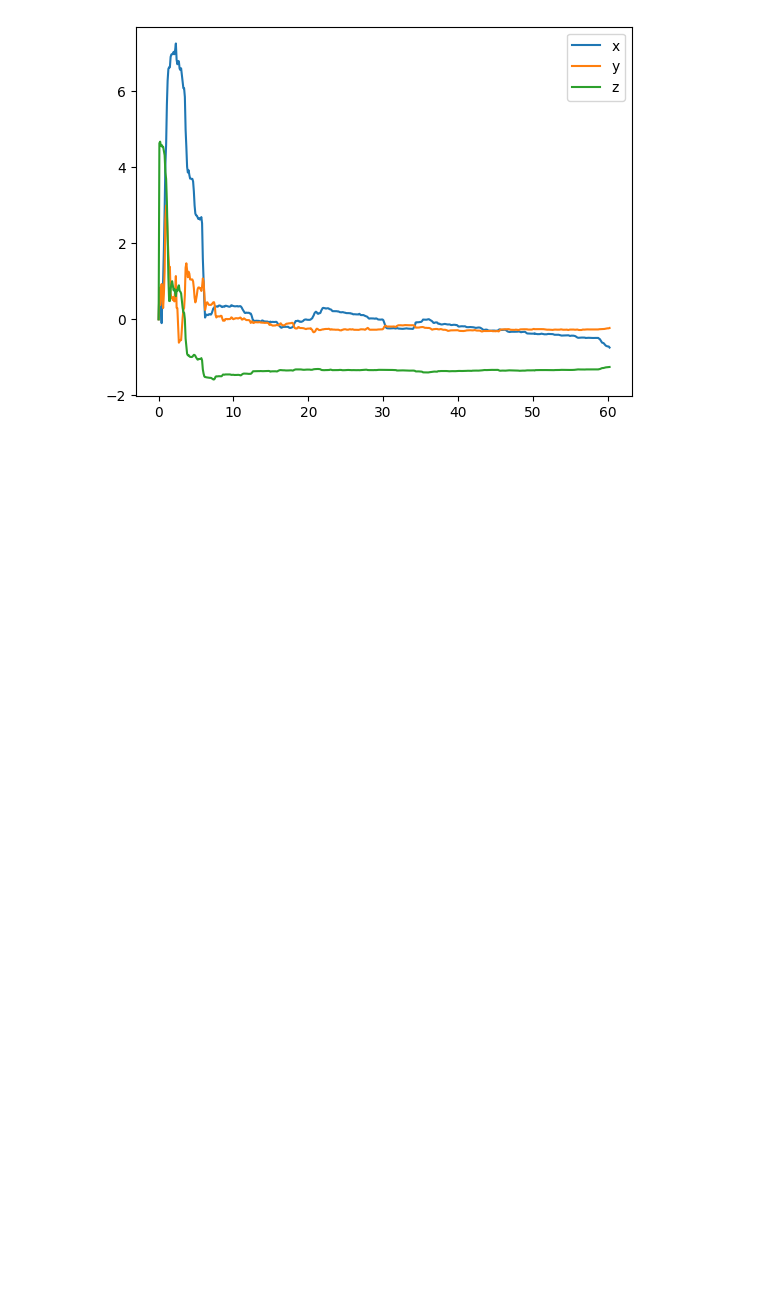
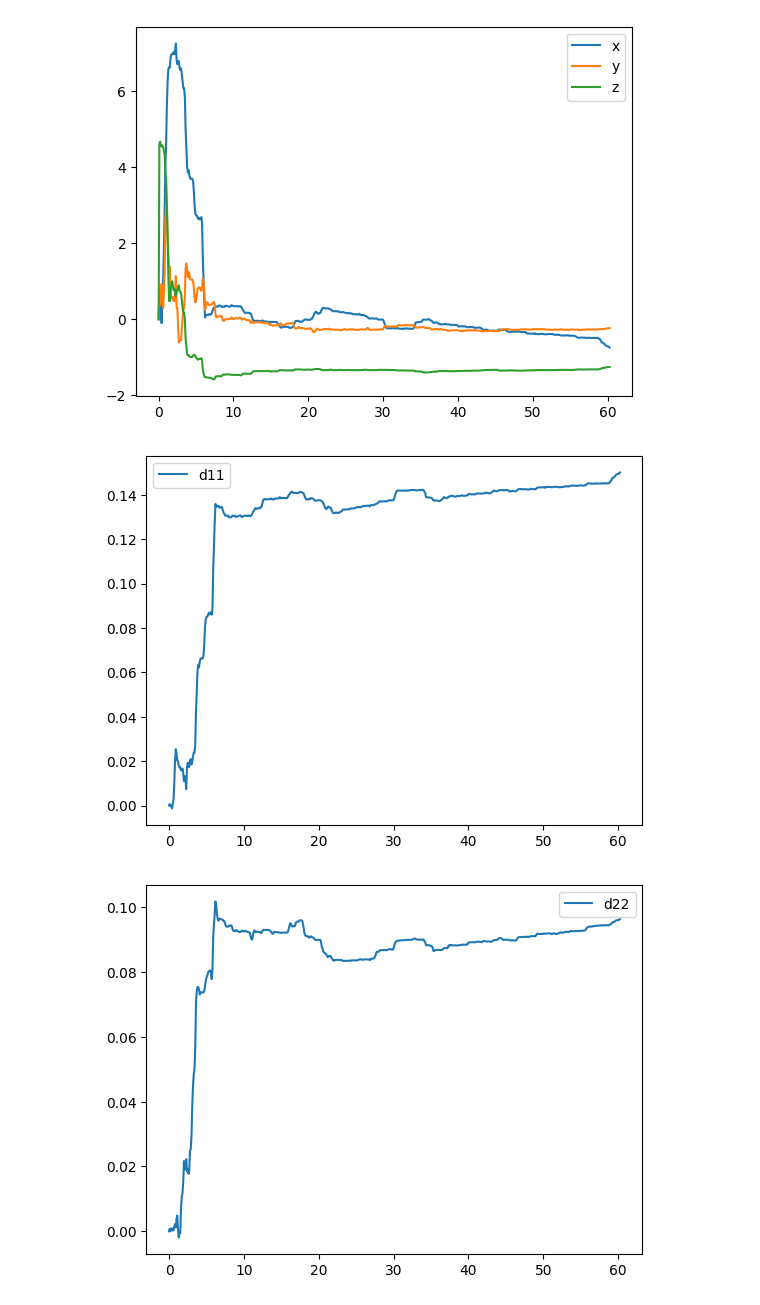
Before and after one commit to asmalcev/magnetometer, a Jupyter notebook: graphic.ipynb, the cells around one changed output. Saved outputs shown, nothing was run; the diff lists cells and outputs as text; code cells hidden in the pictures; blank space fills up the shorter version.

Commit message:
new graphics + D.shape fix

```diff
--- a/graphic.ipynb
+++ b/graphic.ipynb
@@ -6,7 +6,7 @@ from functools import reduce
 # %%
 data = []
 
-with open('dist/h.csv', 'r') as fr:
+with open('dist/o.csv', 'r') as fr:
   csvreader = csv.reader(fr, delimiter=';')
 
   for row in csvreader:
@@ -30,3 +30,13 @@ plt.legend()
 plt.show()
 # %% [output]
 [figure]
+# %%
+labels = ['d11', 'd22', 'd33', 'd12', 'd13', 'd23']
+for i in range(4, 10):
+  (x, y) = reduce(lambda acc, current: pass_elems_to_tuple(current, 0, i, acc), data, ([], []))
+  plt.plot(x, y, label=labels[i - 4])
+  plt.legend()
+  plt.show()
+# %% [output]
+[figure, added]
+[figure, added]
```
Also changed, not shown: parts of 2 cells of this notebook, 2 other files.
